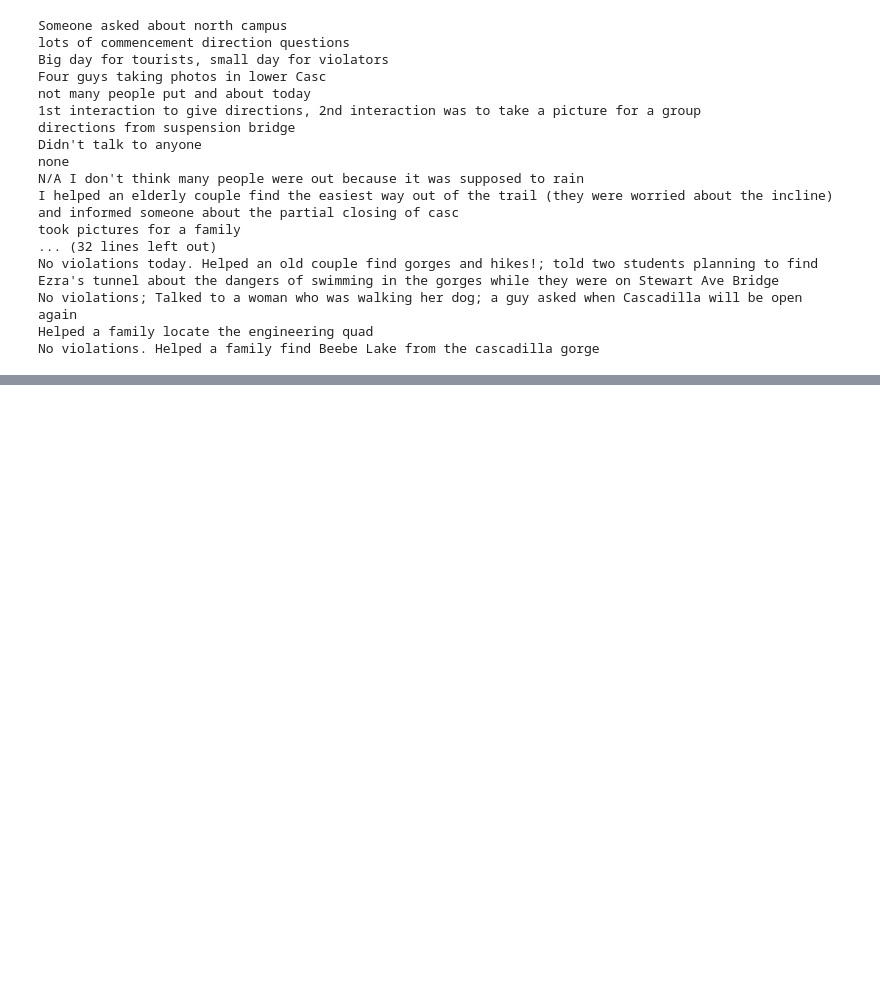
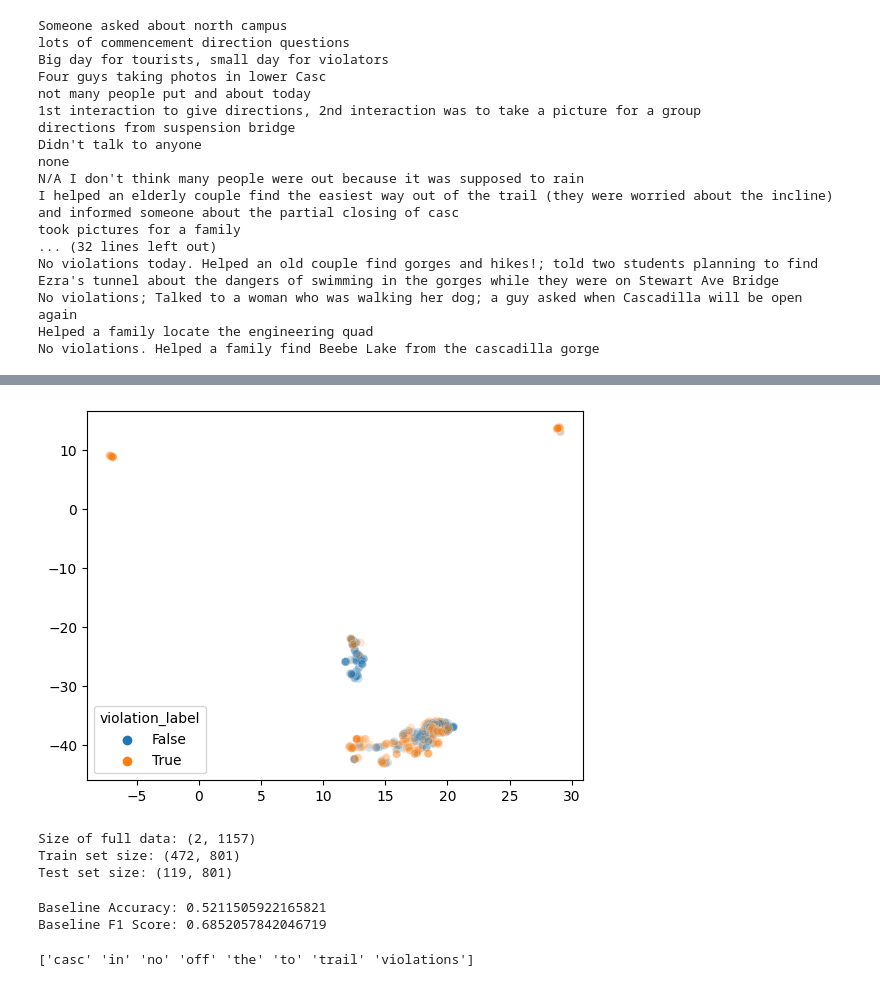
Before and after one commit to Ming-DeMers/cornell-gorges, a Jupyter notebook: Gorges_Analysis_INFO_3350_Final.ipynb, the cells around one changed output, grey strips where cells are left out. Saved outputs shown, nothing was run; the diff lists cells and outputs as text; code cells hidden in the pictures; blank space fills up the shorter version.

```diff
--- a/Gorges_Analysis_INFO_3350_Final.ipynb
+++ b/Gorges_Analysis_INFO_3350_Final.ipynb
@@ -1080,0 +1082,31 @@ NameError: ignored
+# %%
+X_umap = UMAP().fit_transform(inter_feats)
+sns.scatterplot(x=X_umap[:,0], y=X_umap[:,1], hue=interactions_df['violation_label'], alpha=0.2)
+plt.show()
+# %% [output]
+[figure, added]
+# %%
+
+X_train, X_test, y_train, y_test = train_test_split(inter_feats, interactions_df['violation_label'], test_size=0.2)
+print("Size of full data:", features.shape)
+print("Train set size:", X_train.shape)
+print("Test set size:", X_test.shape)
+# %% [output]
+Size of full data: (2, 1157)
+Train set size: (472, 801)
+Test set size: (119, 801)
+# %%
+# Calculate baseline performance
+
+most_common_label = labels.mode().iloc[0]
+
+base_preds = [most_common_label] * len(labels)
+
+base_acc = accuracy_score(labels, base_preds)
+print("Baseline Accuracy:", base_acc)
+
+base_f1_score = f1_score(labels, base_preds, average='binary', pos_label=most_common_label)
+print("Baseline F1 Score:", base_f1_score)
+# %% [output]
+Baseline Accuracy: 0.5211505922165821
+Baseline F1 Score: 0.6852057842046719
@@ -1080,0 +1123,4 @@ NameError: ignored
+# %%
+print(selected_feature_names)
+# %% [output]
+['casc' 'in' 'no' 'off' 'the' 'to' 'trail' 'violations']
```
Also changed, not shown: parts of 30 cells of this notebook.
